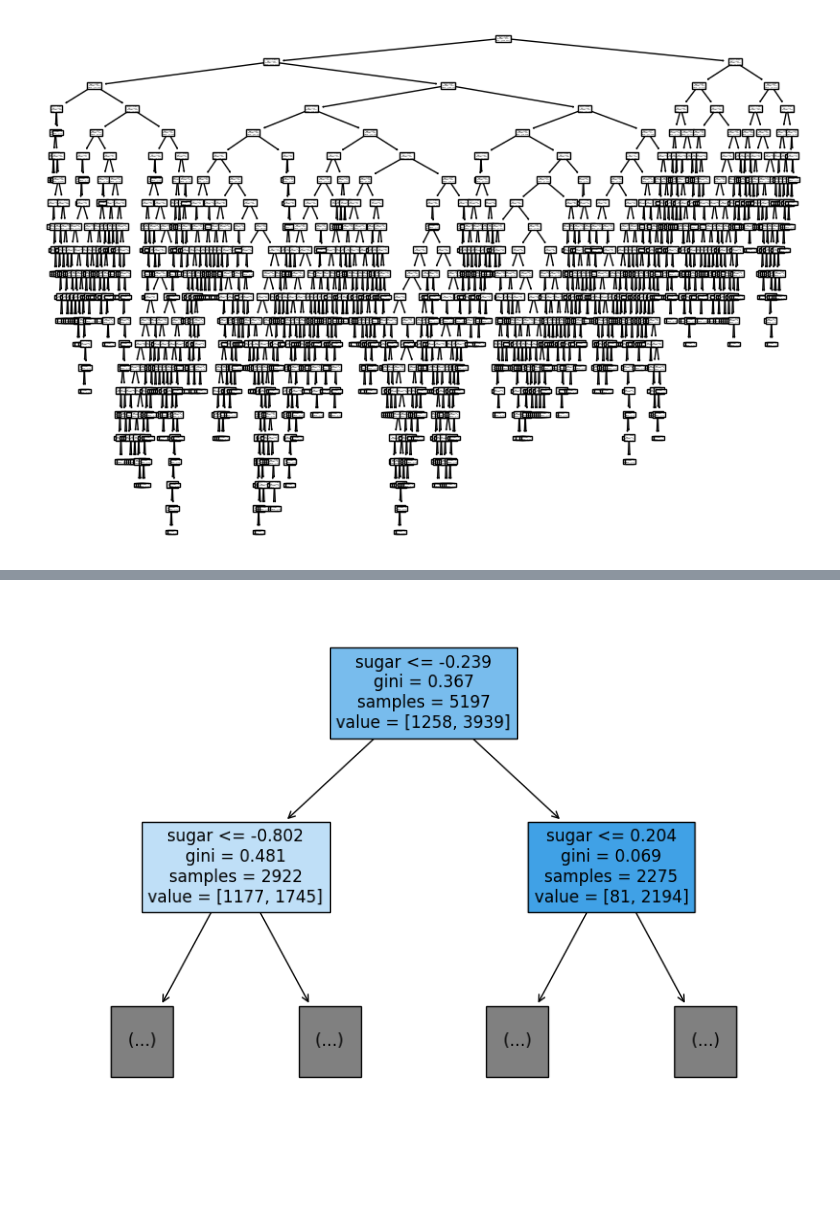
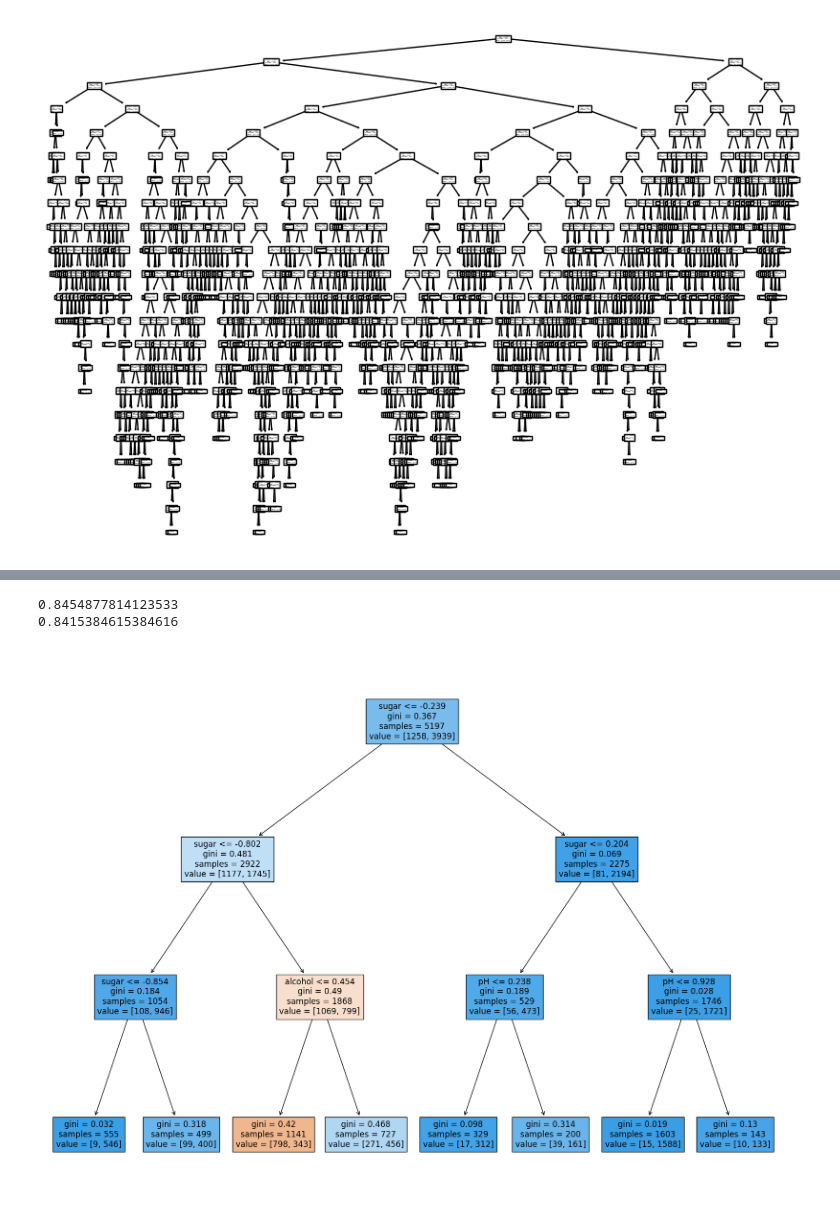
Before and after one commit to seph0916/seph-repo, a Jupyter notebook: 혼공머신5단원.ipynb, the cells around one changed output, grey strips where cells are left out. Cells and saved outputs as stored; diff of their text form; code cells hidden in the pictures; blank space fills up the shorter version.

```diff
--- a/혼공머신5단원.ipynb
+++ b/혼공머신5단원.ipynb
@@ -89,6 +99,15 @@ plt.show()
+# %%
+# 결정 나무 가지치기를 하는 간단한 방법 -> 깊이를 설정하기 max_depth + 결정 트리는 표준화 전처리를 할 필요가 없다.
+dt=DecisionTreeClassifier(max_depth=3,random_state=42)
+dt.fit(train_scaled,train_target)
+print(dt.score(train_scaled,train_target))
+print(dt.score(test_scaled,test_target))
+# %% [output]
+0.8454877814123533
+0.8415384615384616
 # %%
-plt.figure(figsize=(10,7))
-plot_tree(dt,max_depth=1,filled=True,feature_names=['alcohol','sugar','pH'])
+plt.figure(figsize=(20,15))
+plot_tree(dt,filled=True,feature_names=['alcohol','sugar','pH'])
 plt.show()
 # %% [output]
-[figure, old version]
+[figure, new version]
```
Also changed, not shown: parts of 3 cells of this notebook.
